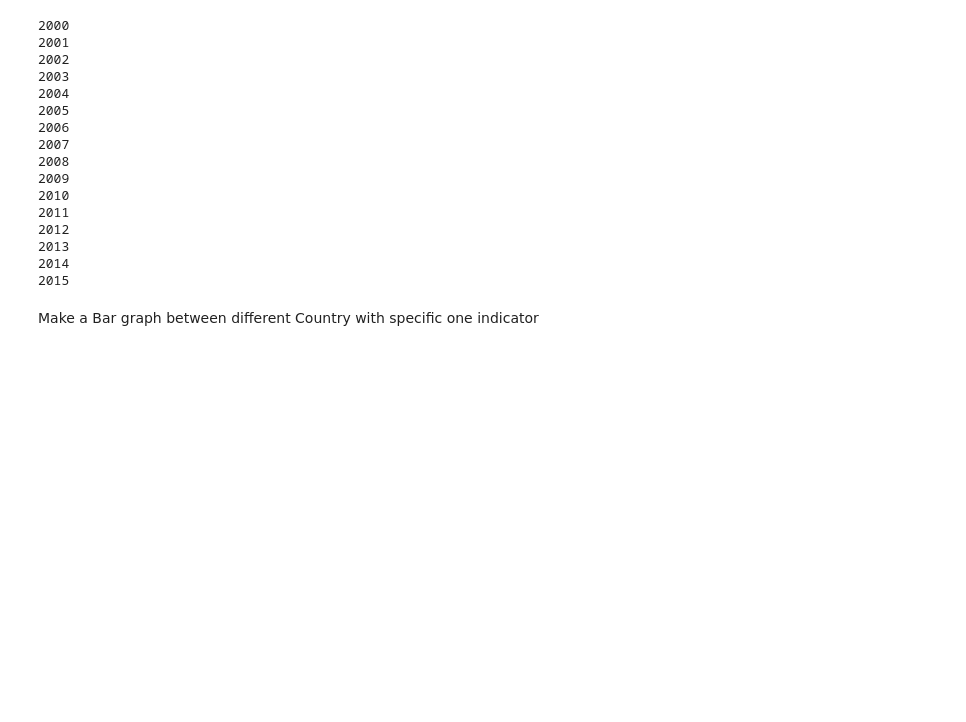
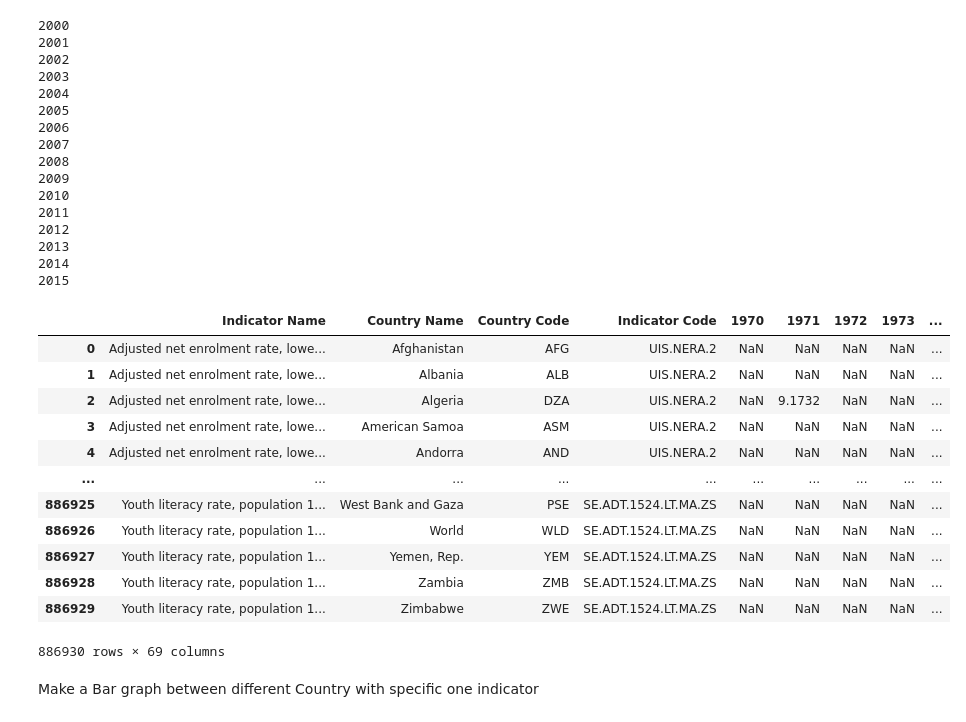
Before and after one commit to Tanjul5/World-Bank-Education-EDA-capston-1, a Jupyter notebook: Copy_of_Capstone_project.ipynb, the cells around one changed output. Cells and saved outputs as stored; diff of their text form; code cells hidden in the pictures; blank space fills up the shorter version.

```diff
--- a/Copy_of_Capstone_project.ipynb
+++ b/Copy_of_Capstone_project.ipynb
@@ -395,6 +397,23 @@ for i in range(len(column_list)):
 2013
 2014
 2015
+# %%
+grouped=Edstats_data_df.groupby(['Indicator Name','Country Name']).first().reset_index()
+grouped
+# %% [output]
+|  | Indicator Name | Country Name | Country Code | Indicator Code | 1970 | 1971 | 1972 | 1973 | ... |
+| 0 | Adjusted net enrolment rate, lowe... | Afghanistan | AFG | UIS.NERA.2 | NaN | NaN | NaN | NaN | ... |
+| 1 | Adjusted net enrolment rate, lowe... | Albania | ALB | UIS.NERA.2 | NaN | NaN | NaN | NaN | ... |
+| 2 | Adjusted net enrolment rate, lowe... | Algeria | DZA | UIS.NERA.2 | NaN | 9.1732 | NaN | NaN | ... |
+| 3 | Adjusted net enrolment rate, lowe... | American Samoa | ASM | UIS.NERA.2 | NaN | NaN | NaN | NaN | ... |
+| 4 | Adjusted net enrolment rate, lowe... | Andorra | AND | UIS.NERA.2 | NaN | NaN | NaN | NaN | ... |
+| ... | ... | ... | ... | ... | ... | ... | ... | ... | ... |
+| 886925 | Youth literacy rate, population 1... | West Bank and Gaza | PSE | SE.ADT.1524.LT.MA.ZS | NaN | NaN | NaN | NaN | ... |
+| 886926 | Youth literacy rate, population 1... | World | WLD | SE.ADT.1524.LT.MA.ZS | NaN | NaN | NaN | NaN | ... |
+| 886927 | Youth literacy rate, population 1... | Yemen, Rep. | YEM | SE.ADT.1524.LT.MA.ZS | NaN | NaN | NaN | NaN | ... |
+| 886928 | Youth literacy rate, population 1... | Zambia | ZMB | SE.ADT.1524.LT.MA.ZS | NaN | NaN | NaN | NaN | ... |
+| 886929 | Youth literacy rate, population 1... | Zimbabwe | ZWE | SE.ADT.1524.LT.MA.ZS | NaN | NaN | NaN | NaN | ... |
+886930 rows × 69 columns
 # %% [markdown]
 Make a Bar graph between different Country with specific one indicator
 # %%
```
Also changed, not shown: parts of 56 cells of this notebook.
